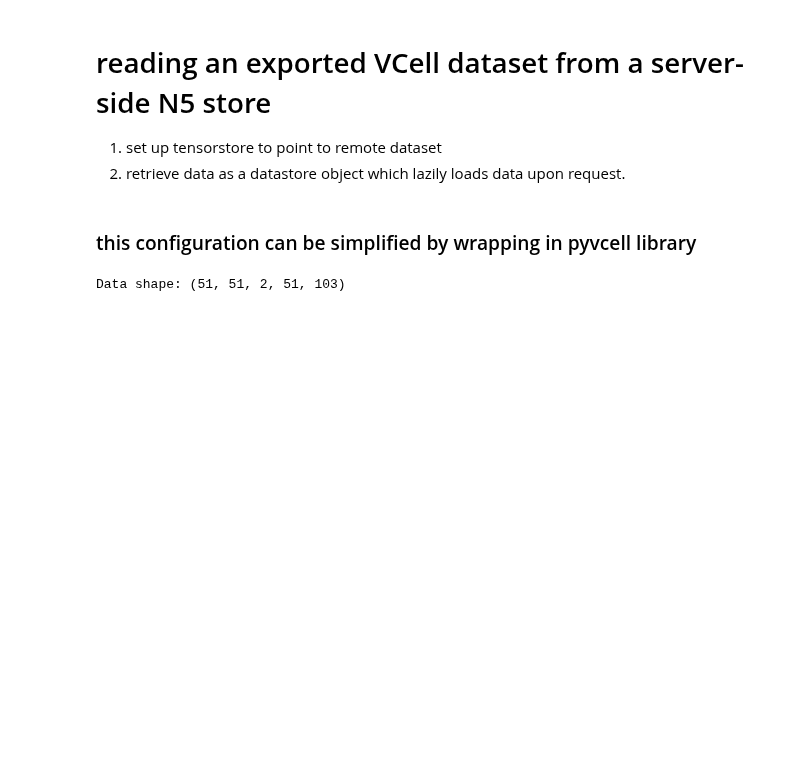
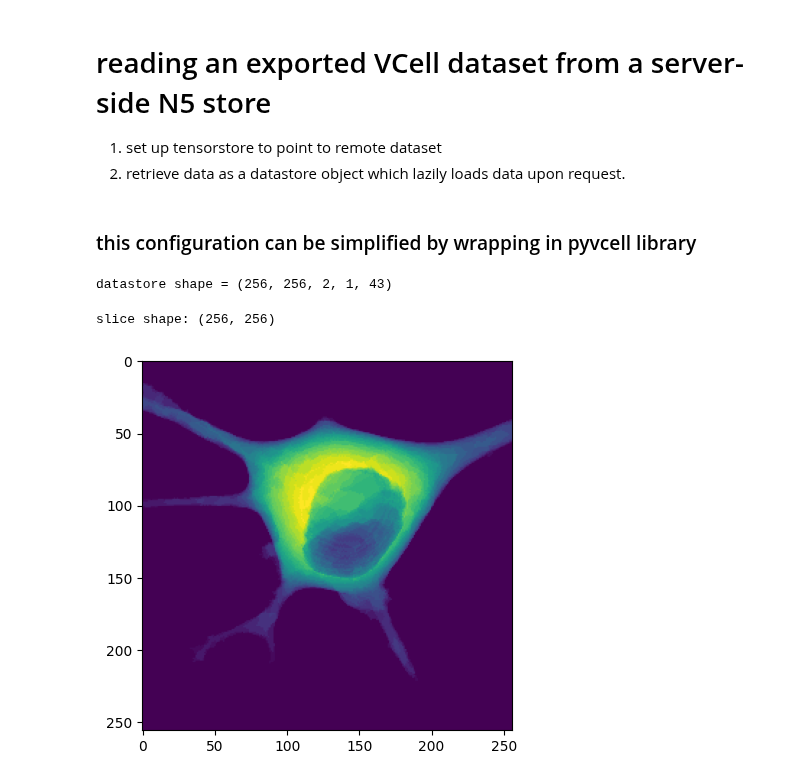
Before and after one commit to virtualcell/pyvcell, a Jupyter notebook: examples/notebooks/_internal_n5_download_demo.ipynb, the cells around one changed output. Cells and saved outputs as stored; diff of their text form; code cells hidden in the pictures; blank space fills up the shorter version.

Commit message:
add demo for connecting to vcell's N5 datastores

```diff
--- a/examples/notebooks/_internal_n5_download_demo.ipynb
+++ b/examples/notebooks/_internal_n5_download_demo.ipynb
@@ -7,9 +10,9 @@ import tensorstore as ts
 # %% [markdown]
 ### this configuration can be simplified by wrapping in pyvcell library
 # %%
-# Define the URL and dataset name
-url = "https://vcell.cam.uchc.edu/n5Data/ACowan/11a0e2db531a208.n5"
-dataset_name = "5580791597"
+# https://vcell-dev.cam.uchc.edu/n5Data/ACowan/4b5ac930c40d5ba.n5?dataSetName=4248805214
+url = "https://vcell-dev.cam.uchc.edu/n5Data/ACowan/4b5ac930c40d5ba.n5"
+dataset_name = "4248805214"
 
 # Open the N5 dataset
 spec = {
@@ -22,10 +25,17 @@ spec = {
 }
 
 # Read the specified dataset
-dataset = ts.open(spec).result()
-data = dataset.read().result()
-
-# Print the shape of the data
-print("Data shape:", data.shape)
+dataset: TensorStore = ts.open(spec).result()
+print(f"datastore shape = {dataset.shape}")
+assert dataset.shape == (256, 256, 2, 1, 43)
 # %% [output]
-Data shape: (51, 51, 2, 51, 103)
+datastore shape = (256, 256, 2, 1, 43)
+# %%
+data: np.ndarray = dataset[:,:,0,0,0].read().result()
+print("slice shape:", data.shape)
+
+plt.imshow(data)
+plt.show()
+# %% [output]
+slice shape: (256, 256)
+[figure, added]
```
Also changed, not shown: parts of 1 cell of this notebook, 3 other files.
